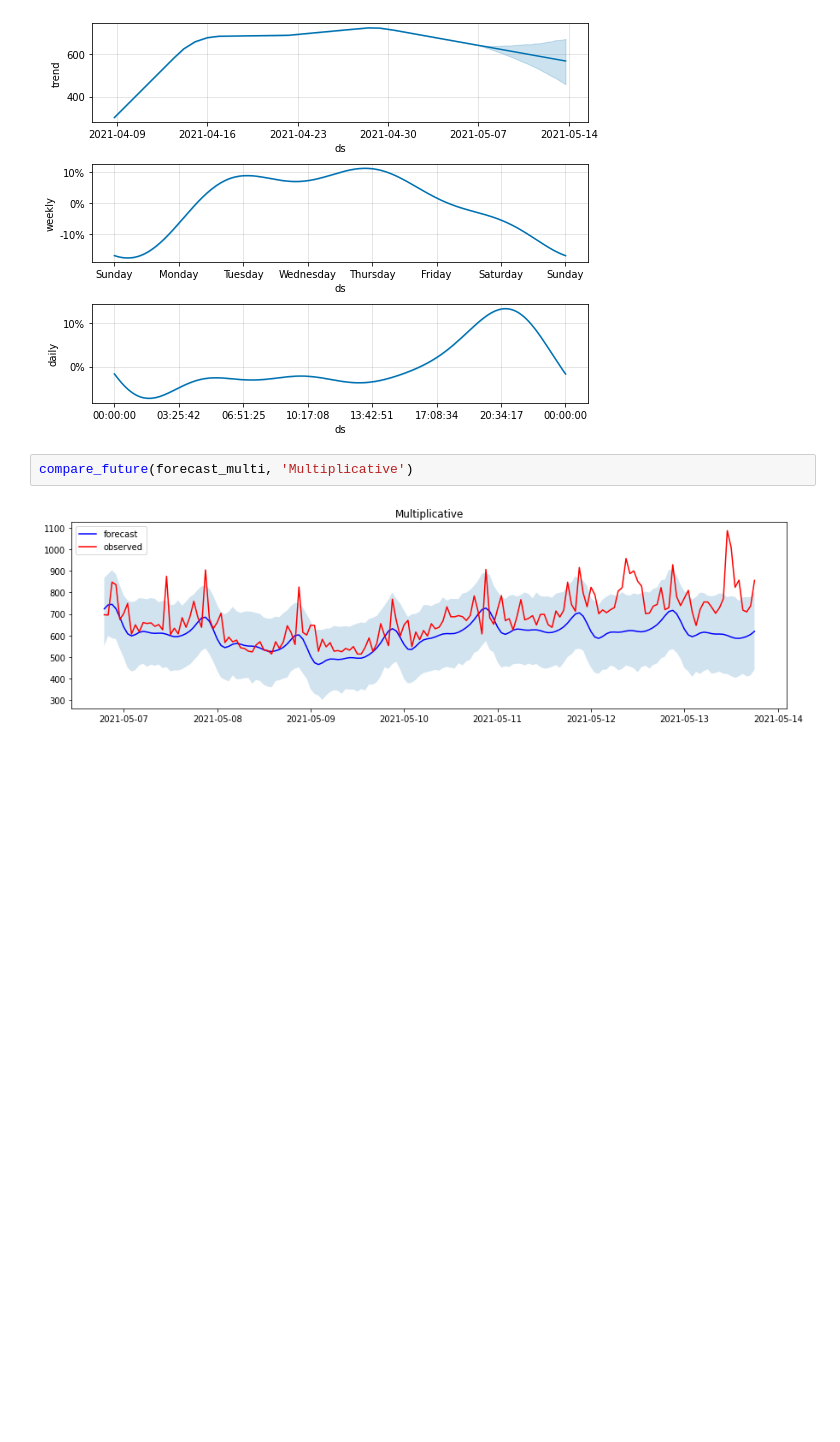
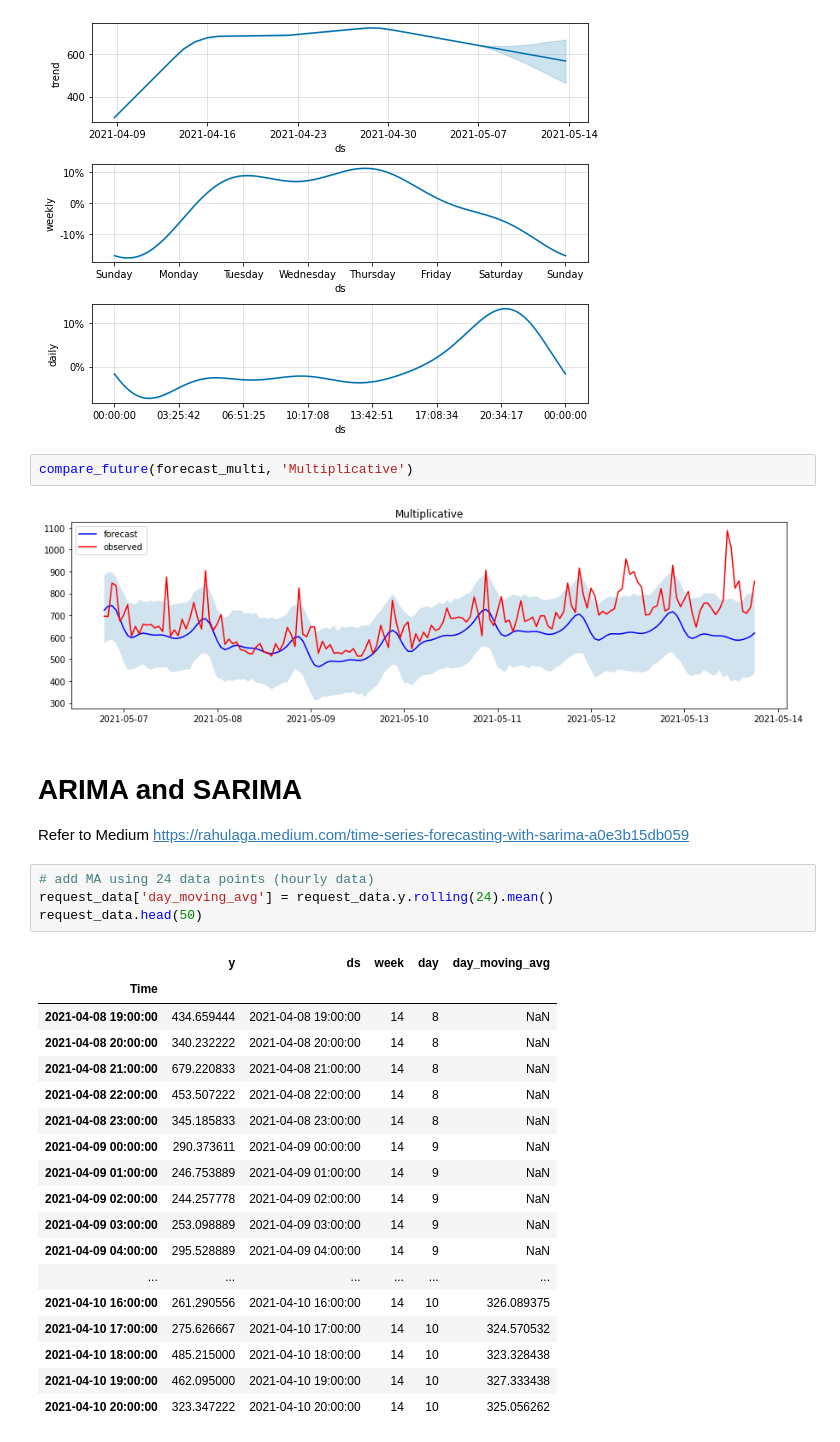
Before and after one commit to rahulaga/ml-for-business, a Jupyter notebook: timeseries/timeseries_request-rate.ipynb, the cells around one changed output. Drawn from its saved outputs; the diff is of its cells as text; blank space fills up the shorter version.

```diff
--- a/timeseries/timeseries_request-rate.ipynb
+++ b/timeseries/timeseries_request-rate.ipynb
@@ -275,3 +278,29 @@ fb_multi.plot_components(forecast_multi, figsize=(8,6));
 compare_future(forecast_multi, 'Multiplicative')
 # %% [output]
 [figure]
+# %% [markdown]
+# ARIMA and SARIMA
+Refer to Medium https://rahulaga.medium.com/time-series-forecasting-with-sarima-a0e3b15db059
+# %%
+# add MA using 24 data points (hourly data)
+request_data['day_moving_avg'] = request_data.y.rolling(24).mean()
+request_data.head(50)
+# %% [output]
+|  | y | ds | week | day | day_moving_avg |
+| Time |  |  |  |  |  |
+| 2021-04-08 19:00:00 | 434.659444 | 2021-04-08 19:00:00 | 14 | 8 | NaN |
+| 2021-04-08 20:00:00 | 340.232222 | 2021-04-08 20:00:00 | 14 | 8 | NaN |
+| 2021-04-08 21:00:00 | 679.220833 | 2021-04-08 21:00:00 | 14 | 8 | NaN |
+| 2021-04-08 22:00:00 | 453.507222 | 2021-04-08 22:00:00 | 14 | 8 | NaN |
+| 2021-04-08 23:00:00 | 345.185833 | 2021-04-08 23:00:00 | 14 | 8 | NaN |
+| 2021-04-09 00:00:00 | 290.373611 | 2021-04-09 00:00:00 | 14 | 9 | NaN |
+| 2021-04-09 01:00:00 | 246.753889 | 2021-04-09 01:00:00 | 14 | 9 | NaN |
+| 2021-04-09 02:00:00 | 244.257778 | 2021-04-09 02:00:00 | 14 | 9 | NaN |
+| 2021-04-09 03:00:00 | 253.098889 | 2021-04-09 03:00:00 | 14 | 9 | NaN |
+| 2021-04-09 04:00:00 | 295.528889 | 2021-04-09 04:00:00 | 14 | 9 | NaN |
+| ... | ... | ... | ... | ... | ... |
+| 2021-04-10 16:00:00 | 261.290556 | 2021-04-10 16:00:00 | 14 | 10 | 326.089375 |
+| 2021-04-10 17:00:00 | 275.626667 | 2021-04-10 17:00:00 | 14 | 10 | 324.570532 |
+| 2021-04-10 18:00:00 | 485.215000 | 2021-04-10 18:00:00 | 14 | 10 | 323.328438 |
+| 2021-04-10 19:00:00 | 462.095000 | 2021-04-10 19:00:00 | 14 | 10 | 327.333438 |
+| 2021-04-10 20:00:00 | 323.347222 | 2021-04-10 20:00:00 | 14 | 10 | 325.056262 |
```
Also changed, not shown: parts of 16 cells of this notebook.
